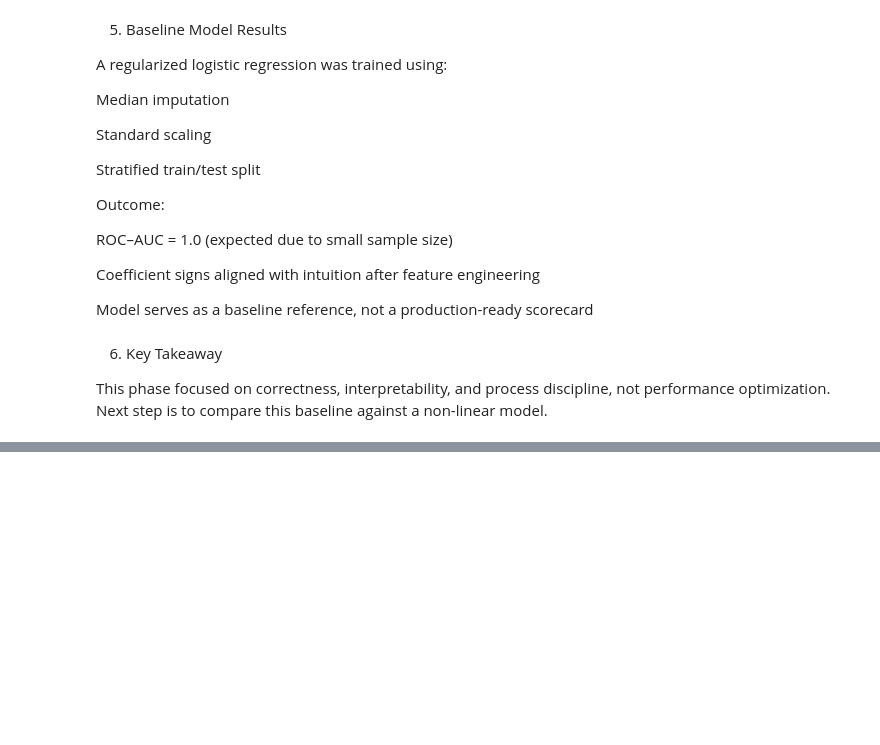
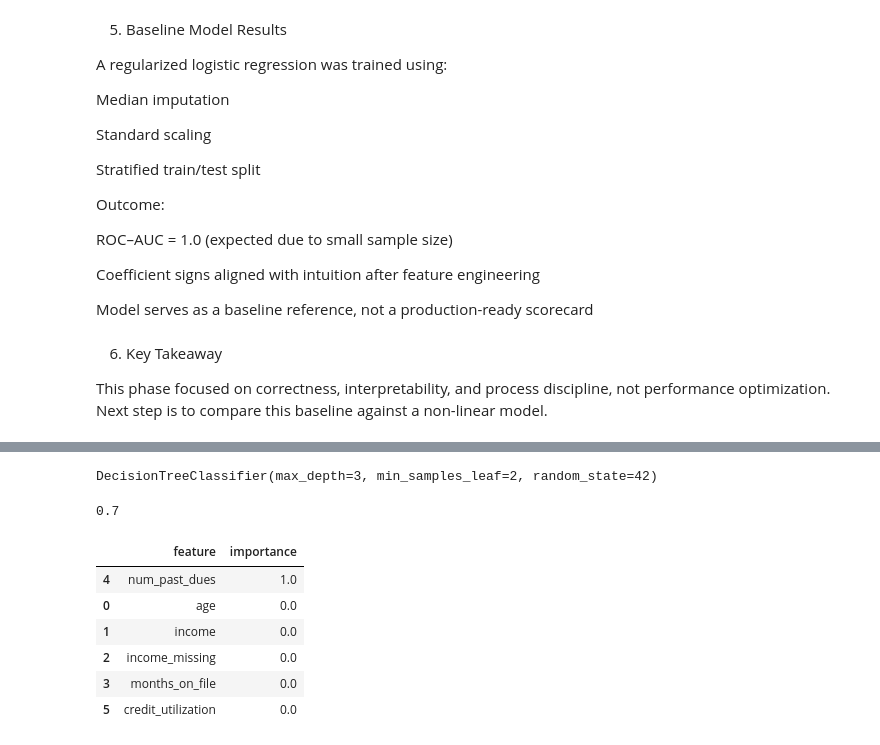
Before and after one commit to sanjivsingh7906-debug/credit-risk-scoring, a Jupyter notebook: notebooks/EDA.ipynb, the cells around one changed output, grey strips where cells are left out. Cells and saved outputs as stored; diff of their text form; code cells hidden in the pictures; blank space fills up the shorter version.

```diff
--- a/notebooks/EDA.ipynb
+++ b/notebooks/EDA.ipynb
@@ -830,0 +859,62 @@ Next step is to compare this baseline against a non-linear model.
+# %%
+X_tree = df_clean[[
+    "age",
+    "income",
+    "income_missing",
+    "months_on_file",
+    "num_past_dues",
+    "credit_utilization"
+]]
+
+y = df_clean["default"]
+# %%
+from sklearn.model_selection import train_test_split
+from sklearn.impute import SimpleImputer
+
+X_train, X_test, y_train, y_test = train_test_split(
+    X_tree, y,
+    test_size=0.3,
+    random_state=42,
+    stratify=y
+)
+
+imputer = SimpleImputer(strategy="median")
+
+X_train_imp = imputer.fit_transform(X_train)
+X_test_imp = imputer.transform(X_test)
+# %%
+from sklearn.tree import DecisionTreeClassifier
+
+tree = DecisionTreeClassifier(
+    max_depth=3,        # force simplicity
+    min_samples_leaf=2,
+    random_state=42
+)
+
+tree.fit(X_train_imp, y_train)
+# %% [output]
+DecisionTreeClassifier(max_depth=3, min_samples_leaf=2, random_state=42)
+# %%
+from sklearn.metrics import roc_auc_score
+
+y_pred_proba = tree.predict_proba(X_test_imp)[:, 1]
+roc_auc_score(y_test, y_pred_proba)
+# %% [output]
+0.7
+# %%
+import pandas as pd
+
+importance_df = pd.DataFrame({
+    "feature": X_tree.columns,
+    "importance": tree.feature_importances_
+}).sort_values(by="importance", ascending=False)
+
+importance_df
+# %% [output]
+|  | feature | importance |
+| 4 | num_past_dues | 1.0 |
+| 0 | age | 0.0 |
+| 1 | income | 0.0 |
+| 2 | income_missing | 0.0 |
+| 3 | months_on_file | 0.0 |
+| 5 | credit_utilization | 0.0 |
```
Also changed, not shown: parts of 2 cells of this notebook, 1 other file.
